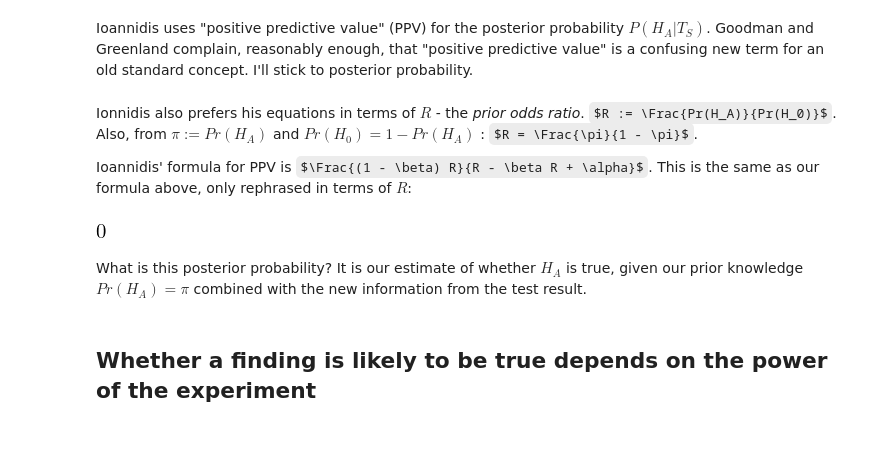
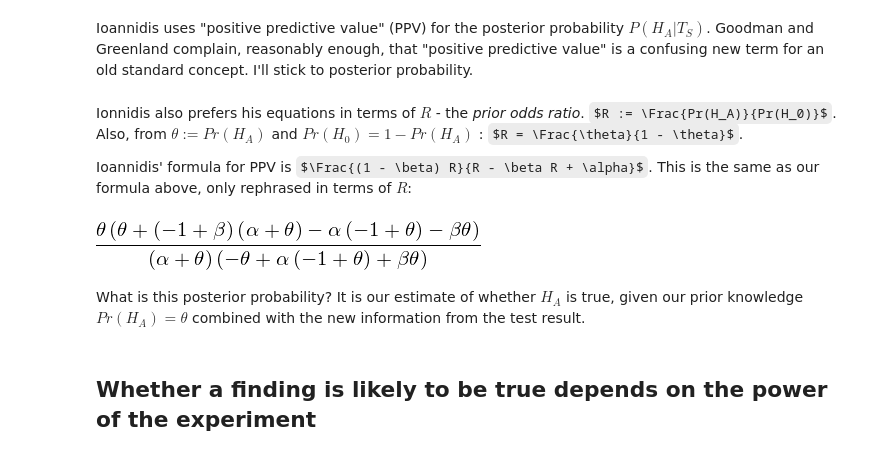
Before and after one commit to matthew-brett/sketch-books, a Jupyter notebook: Ioannides exposition.ipynb, the cells around one changed output. Cells and saved outputs as stored; diff of their text form; code cells hidden in the pictures; some formulas as TeX source.

```diff
--- a/Ioannides exposition.ipynb
+++ b/Ioannides exposition.ipynb
@@ -138,7 +138,7 @@ $P(H_A | T) = \Frac{(1 - \beta) \pi}{(1 - \beta) \pi + \alpha (1 - \pi)}$
 
 Let's put that formula into Sympy for later:
 # %%
-pi = symbols('\pi')
-post_prob = (1 - beta) * pi / ((1 - beta) * pi + alpha * (1 - pi))
+theta = symbols(r'\theta')
+post_prob = (1 - theta) * theta / ((1 - theta) * theta + alpha * (1 - theta))
 post_prob
 # %% [output]
@@ -162,18 +162,18 @@ This table is equivalent to Ionnides table 1. The first column of the table give
 # %% [markdown]
 Ioannidis uses "positive predictive value" (PPV) for the posterior probability $P(H_A | T_S)$.  Goodman and Greenland complain, reasonably enough, that "positive predictive value" is a confusing new term for an old standard concept.  I'll stick to posterior probability.
 # %% [markdown]
-Ionnidis also prefers his equations in terms of $R$ - the *prior odds ratio*.  $R := \Frac{Pr(H_A)}{Pr(H_0)}$. Also, from $\pi := Pr(H_A)$ and $Pr(H_0) = 1 - Pr(H_A)$ : $R = \Frac{\pi}{1 - \pi}$.
+Ionnidis also prefers his equations in terms of $R$ - the *prior odds ratio*.  $R := \Frac{Pr(H_A)}{Pr(H_0)}$. Also, from $\theta := Pr(H_A)$ and $Pr(H_0) = 1 - Pr(H_A)$ : $R = \Frac{\theta}{1 - \theta}$.
 
 Ioannidis' formula for PPV is $\Frac{(1 - \beta) R}{R - \beta R + \alpha}$.  This is the same as our formula above, only rephrased in terms of $R$:
 # %%
-R = pi / (1 - pi)
+R = theta / (1 - theta)
 PPV = (1 - beta) * R / (R - beta * R + alpha)
 # Is this the same as our formula above?
 simplify(PPV - post_prob)
 # %% [output]
-[figure, old version]
+[figure, new version]
 # %% [markdown]
-What is this posterior probability?  It is our estimate of whether $H_A$ is true, given our prior knowledge $Pr(H_A) = \pi$ combined with the new information from the test result.
+What is this posterior probability?  It is our estimate of whether $H_A$ is true, given our prior knowledge $Pr(H_A) = \theta$ combined with the new information from the test result.
 # %% [markdown]
 ## Whether a finding is likely to be true depends on the power of the experiment
 # %% [markdown]
```
Also changed, not shown: parts of 18 cells of this notebook.
